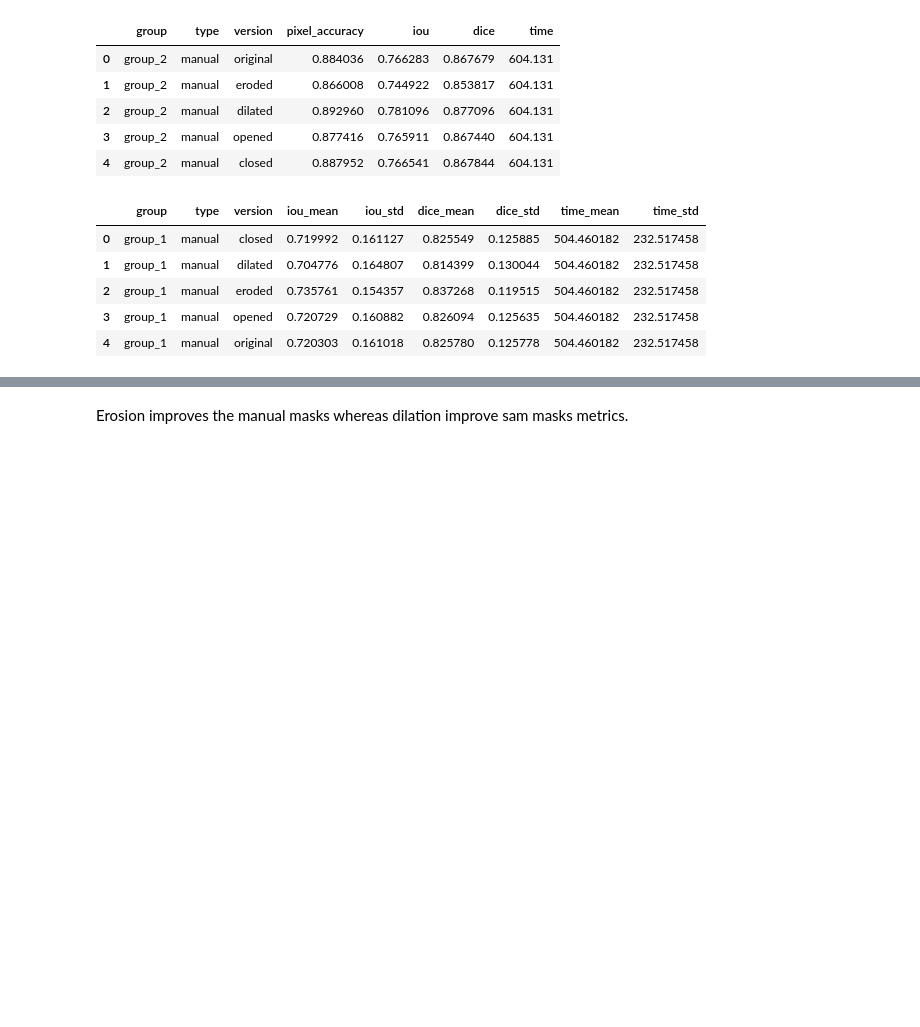
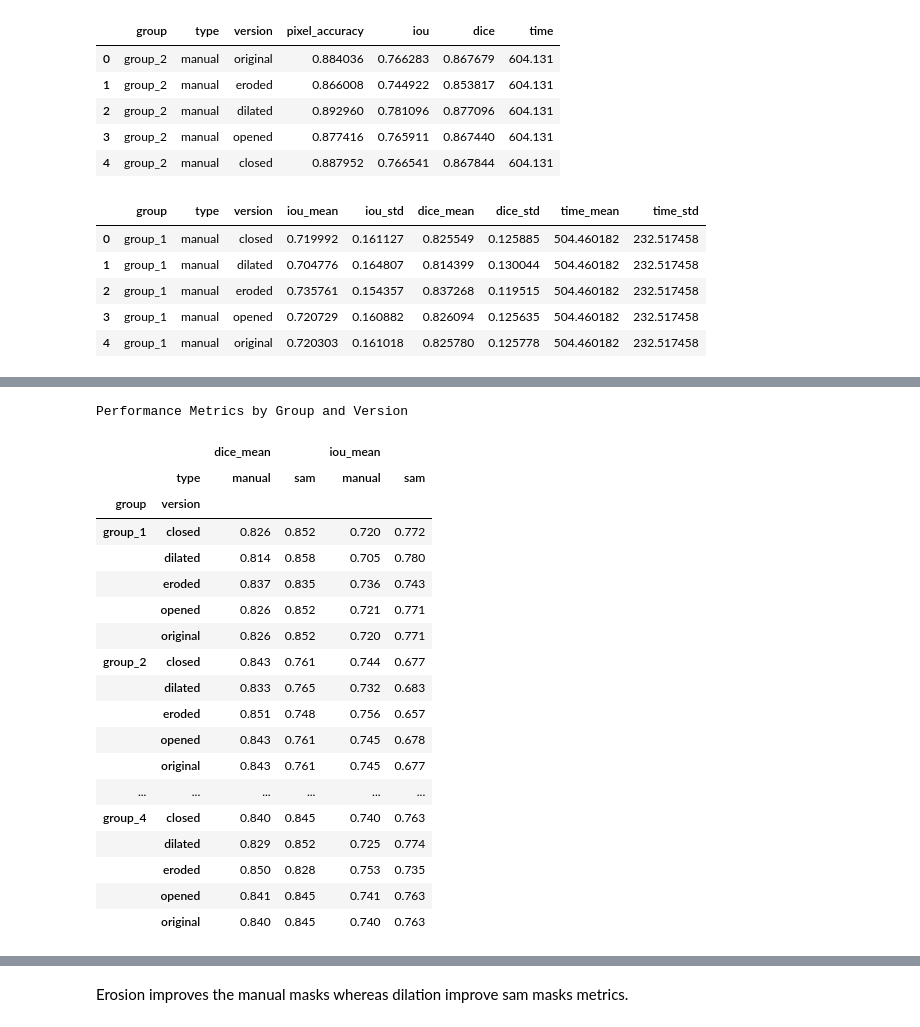
Before and after one commit to Lorenzuou/analise-segmentacao-pele, a Jupyter notebook: analise/op_morfologicas.ipynb, the cells around one changed output, grey strips where cells are left out. Cells and saved outputs as stored; diff of their text form; code cells hidden in the pictures; blank space fills up the shorter version.

```diff
--- a/analise/op_morfologicas.ipynb
+++ b/analise/op_morfologicas.ipynb
@@ -491,0 +307,56 @@ plot_aggregated_means(aggregated_means)
+# %%
+def display_metrics_table(aggregated_metrics):
+    # Create pivot table
+    table_data = pd.pivot_table(
+        aggregated_metrics,
+        index=['group', 'version'],
+        columns=['type'],
+        values=['iou_mean', 'dice_mean']
+    ).round(3)
+
+    def highlight_max(s):
+        # Check if series is part of a group by checking the index level
+        is_max = pd.Series(data=False, index=s.index)
+        # Get group values and find max for each group
+        for name, group in s.groupby(level=0):
+            is_max[group.index] = group == group.max()
+        return ['background-color: #246906' if v else '' for v in is_max]
+
+    # Create styled version of the table
+    styled_table = table_data.style\
+        .format('{:.3f}')\
+        .set_table_styles([
+            {'selector': 'th', 'props': [
+                ('text-align', 'center'),
+                ('font-weight', 'bold'),
+            ]},
+            {'selector': 'td', 'props': [
+                ('text-align', 'center')
+            ]}
+        ])\
+        .set_caption('Performance Metrics by Group and Version')\
+        .apply(highlight_max)
+
+    display(styled_table)
+display_metrics_table(aggregated_metrics)
+# %% [output]
+Performance Metrics by Group and Version
+|  |  | dice_mean |  | iou_mean |  |
+|  | type | manual | sam | manual | sam |
+| group | version |  |  |  |  |
+| group_1 | closed | 0.826 | 0.852 | 0.720 | 0.772 |
+|  | dilated | 0.814 | 0.858 | 0.705 | 0.780 |
+|  | eroded | 0.837 | 0.835 | 0.736 | 0.743 |
+|  | opened | 0.826 | 0.852 | 0.721 | 0.771 |
+|  | original | 0.826 | 0.852 | 0.720 | 0.771 |
+| group_2 | closed | 0.843 | 0.761 | 0.744 | 0.677 |
+|  | dilated | 0.833 | 0.765 | 0.732 | 0.683 |
+|  | eroded | 0.851 | 0.748 | 0.756 | 0.657 |
+|  | opened | 0.843 | 0.761 | 0.745 | 0.678 |
+|  | original | 0.843 | 0.761 | 0.745 | 0.677 |
+| ... | ... | ... | ... | ... | ... |
+| group_4 | closed | 0.840 | 0.845 | 0.740 | 0.763 |
+|  | dilated | 0.829 | 0.852 | 0.725 | 0.774 |
+|  | eroded | 0.850 | 0.828 | 0.753 | 0.735 |
+|  | opened | 0.841 | 0.845 | 0.741 | 0.763 |
+|  | original | 0.840 | 0.845 | 0.740 | 0.763 |
```
Also changed, not shown: parts of 6 cells of this notebook, 7 other files.
